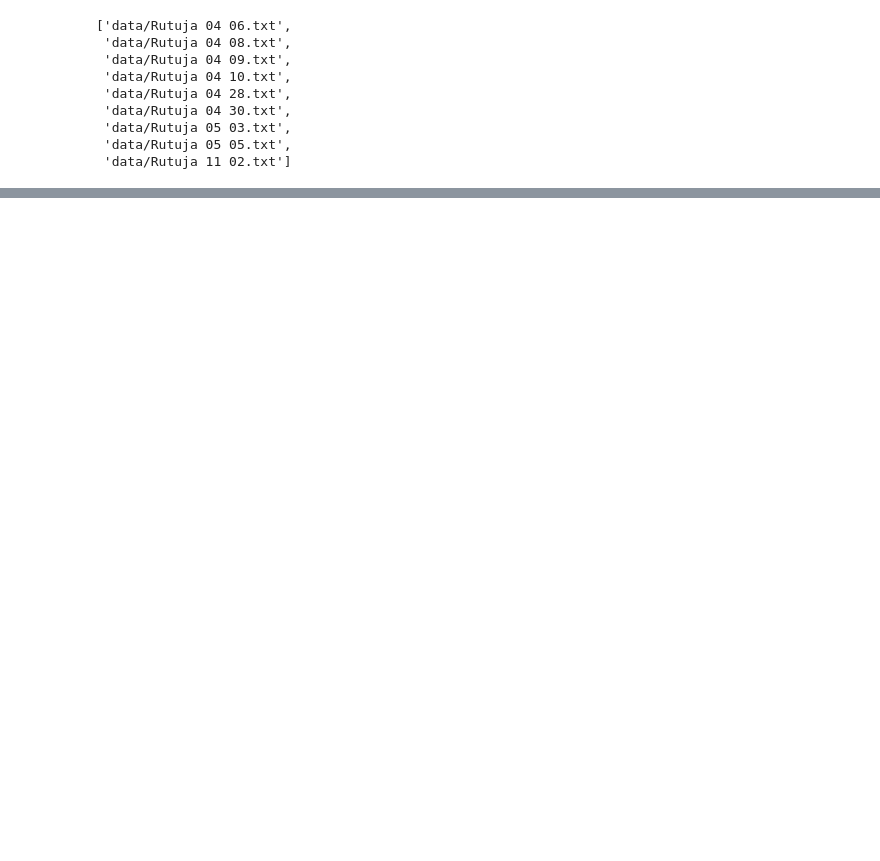
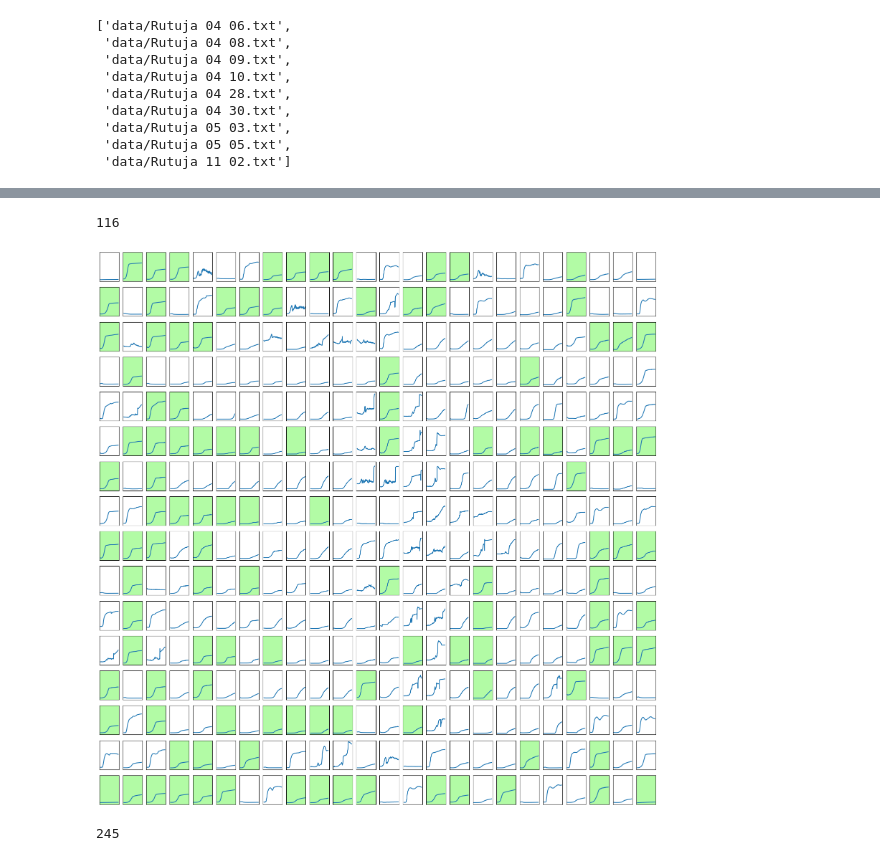
Before and after one commit to rutuja-gupte/sharp-pombe-fitness, a Jupyter notebook: Plotting Plates.ipynb, the cells around one changed output, grey strips where cells are left out. Saved outputs shown, nothing was run; the diff lists cells and outputs as text; code cells hidden in the pictures; blank space fills up the shorter version.

```diff
--- a/Plotting Plates.ipynb
+++ b/Plotting Plates.ipynb
@@ -148,10 +151,18 @@ graph_df(df4, l4)
 # %%
-string5 = "B1 C1 D1 E1 F1 I1 K1 L1 M1 N1 C2 F2 H2 I2 M2 O2 B3 C3 D3 F3 H3 K3 L3 M3 N3 O3 A4 B4 C4 D4 E4 F4 K4 L4 N4 O4 P4 A5 B5 C5 D5 E5 I5 J5 K5 L5 M5 N5 P5 A6 B6 C6 O6 P6 A7 B7 C7 N7 O7 P7 A8 N8 O8 P8 D9 E9 F9 G9 I9 J9 K9 L9 P9 A10 B10 C10 D10 E10 F10 G10 H10 I10 J10 K10 L10 M10 N10 O10 P10 A11 B11 C11 D11 E11 F11 G11 I11 J11 K11 M11 N11 O11 B12 C12 F12 G12 H12 I12 K12 L12 M12 N12 O12 P12 B13 C13 D13 E13 F13 G13 H13 J13 K13 L13 M13 N13 O13 P13 B14 C14 D14 E14 F14 G14 H14 I14 J14 L14 N14 O14 P14 D15 K15 L15 M15 N15 O15 A16 B16 N16 O16 P16 B17 N17 O17 P17 A18 B18 C18 N18 O18 P18 A19 B19 C19 D19 E19 F19 G19 H19 I19 J19 K19 L19 M19 O19 P19 A20 B20 C20 D20 E20 F20 G20 I20 J20 K20 L20 M20 N20 O20 P20 B22 C22 D22 E22 F22 H22 K22 B23 C23 D23 E23 F23 H23 I23 O23 H24"
+string5 = "B1 C1 G1 I1 M1 N1 P1 A2 D2 F2 I2 J2 K2 L2 P2 A3 B3 C3 E3 F3 G3 H3 I3 M3 N3 P3 A4 C4 E4 F4 H4 O4 P4 C5 F5 H5 I5 J5 L5 M5 O5 P5 B6 F6 H6 L6 N6 P6 B7 F7 H7 J7 O7 A8 B8 L8 N8 A9 F9 N9 P9 A10 H10 N10 P10 A11 N11 P11 B12 M12 P12 D13 E13 F13 J13 B14 L14 N14 A15 B15 P15 A16 L16 P16 F17 J17 K17 L17 M17 P18 D19 F19 O19 F20 A21 B21 G21 M21 C22 F22 I22 J22 K22 L22 O22 P22 C23 F23 I23 L23 C24 F24 I24 K24 L24 P24"
 l5 = string5.split()
 l5 = list(set(l5))
 len(l5)
+# %% [output]
+116
+# %%
+graph_df(df5, l5)
+# %% [output]
+[figure, added]
 # %%
-string6 = "B1 C1 D1 E1 F1 I1 K1 L1 M1 N1 C2 F2 H2 I2 M2 O2 B3 C3 D3 F3 H3 K3 L3 M3 N3 O3 A4 B4 C4 D4 E4 F4 K4 L4 N4 O4 P4 A5 B5 C5 D5 E5 I5 J5 K5 L5 M5 N5 P5 A6 B6 C6 O6 P6 A7 B7 C7 N7 O7 P7 A8 N8 O8 P8 D9 E9 F9 G9 I9 J9 K9 L9 P9 A10 B10 C10 D10 E10 F10 G10 H10 I10 J10 K10 L10 M10 N10 O10 P10 A11 B11 C11 D11 E11 F11 G11 I11 J11 K11 M11 N11 O11 B12 C12 F12 G12 H12 I12 K12 L12 M12 N12 O12 P12 B13 C13 D13 E13 F13 G13 H13 J13 K13 L13 M13 N13 O13 P13 B14 C14 D14 E14 F14 G14 H14 I14 J14 L14 N14 O14 P14 D15 K15 L15 M15 N15 O15 A16 B16 N16 O16 P16 B17 N17 O17 P17 A18 B18 C18 N18 O18 P18 A19 B19 C19 D19 E19 F19 G19 H19 I19 J19 K19 L19 M19 O19 P19 A20 B20 C20 D20 E20 F20 G20 I20 J20 K20 L20 M20 N20 O20 P20 B22 C22 D22 E22 F22 H22 K22 B23 C23 D23 E23 F23 H23 I23 O23 H24"
+string6 = "B1 C1 F1 G1 H1 I1 L1 M1 N1 A2 D2 E2 F2 L2 O2 P2 A3 C3 F3 G3 H3 L3 M3 N3 P3 A4 C4 D4 E4 F4 G4 H4 I4 J4 K4 L4 M4 N4 O4 P4 C5 D5 E5 F5 G5 I5 J5 K5 M5 N5 O5 P5 B6 C6 D6 E6 F6 H6 I6 J6 K6 L6 N6 O6 C7 E7 F7 H7 I7 J7 K7 L7 M7 N7 O7 A8 B8 D8 E8 G8 H8 I8 J8 K8 L8 N8 C9 D9 E9 F9 G9 H9 I9 M9 N9 P9 A10 C10 D10 E10 F10 G10 H10 I10 J10 K10 L10 M10 N10 O10 P10 A11 C11 D11 E11 F11 G11 H11 I11 J11 K11 L11 M11 N11 O11 P11 D12 E12 F12 G12 I12 J12 K12 L12 M12 O12 P12 D13 E13 G13 J13 L13 N13 A14 B14 F14 L14 M14 A15 B15 D15 F15 G15 H15 J15 L15 N15 P15 A16 B16 C16 D16 H16 I16 J16 L16 N16 O16 P16 E17 F17 H17 J17 K17 L17 O17 P17 B18 F18 I18 J18 K18 L18 M18 N18 O18 P18 A19 B19 E19 F19 G19 H19 K19 L19 N19 O19 A20 B20 F20 G20 H20 J20 L20 M20 N20 A21 B21 D21 E21 F21 G21 H21 I21 J21 K21 L21 N21 P21 C22 D22 E22 F22 I22 J22 K22 L22 O22 P22 A23 C23 F23 G23 H23 I23 M23 N23 O23 P23 E24 I24 J24 K24 L24 O24"
 l6 = string6.split()
 l6 = list(set(l6))
 len(l6)
+# %% [output]
+245
```
Also changed, not shown: parts of 16 cells of this notebook, 24 other files.
